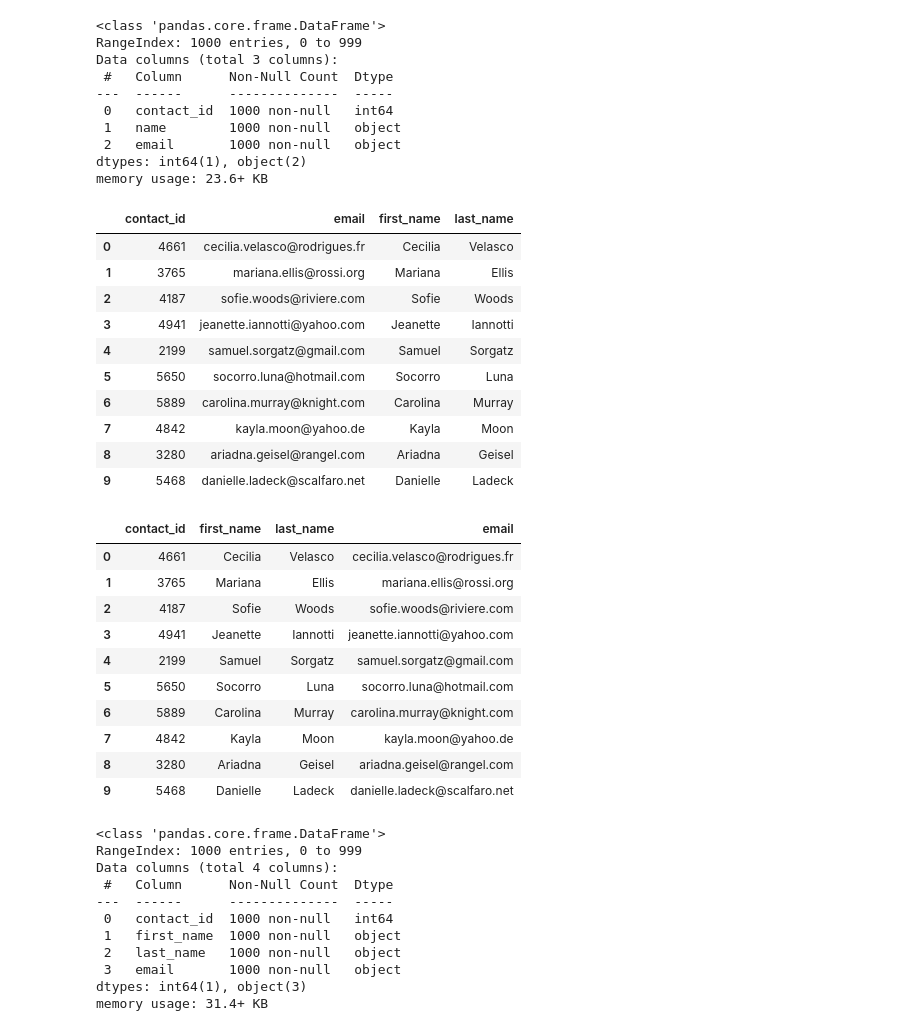
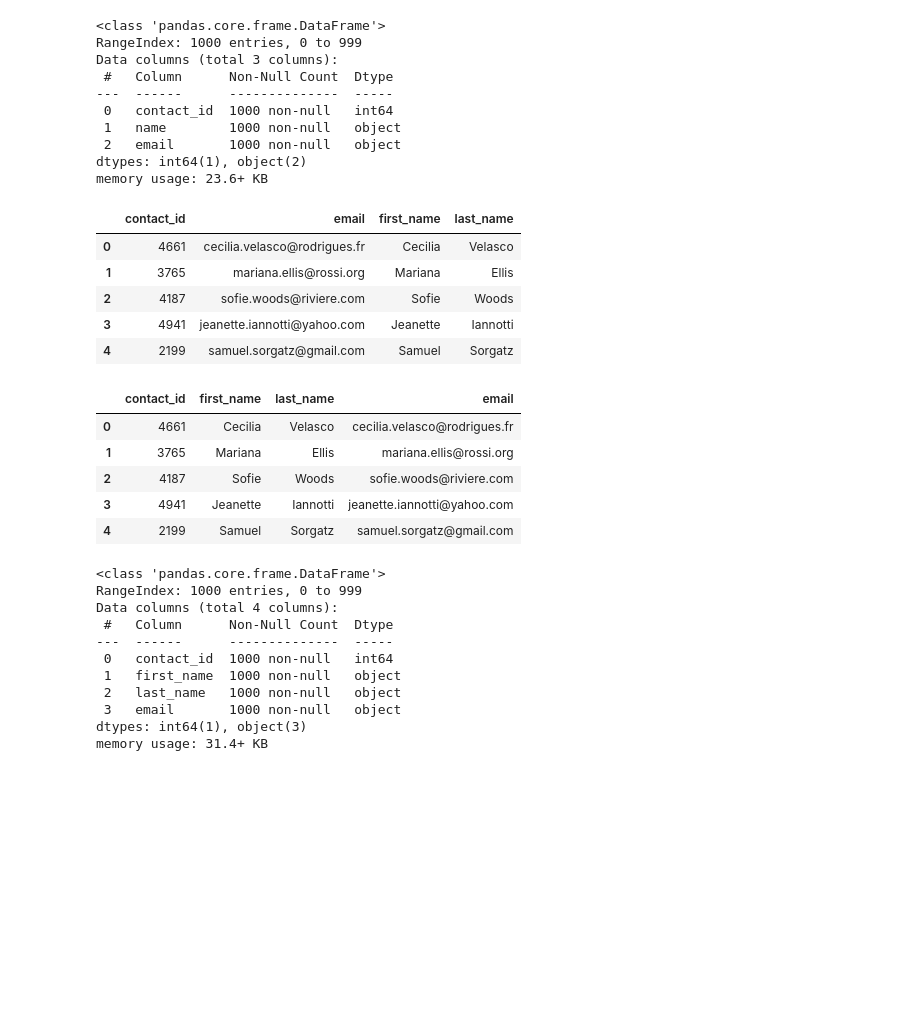
Before and after one commit to kbeerden/Crowdfund_ETL, a Jupyter notebook: ETL_Mini_Project_Starter_Code_KBeerden_SCunningham.ipynb, the cells around one changed output. Cells and saved outputs as stored; diff of their text form; code cells hidden in the pictures; blank space fills up the shorter version.

```diff
--- a/ETL_Mini_Project_Starter_Code_KBeerden_SCunningham.ipynb
+++ b/ETL_Mini_Project_Starter_Code_KBeerden_SCunningham.ipynb
@@ -301,7 +301,7 @@ campaign_cleaned.to_csv("Resources/campaign.csv", index=False)
 ### Extract the contacts.xlsx Data.
 # %%
 # Read the data into a Pandas DataFrame. Use the `header=2` parameter when reading in the data.
-contact_info_df = pd.read_excel('Resources/contacts.xlsx', header=2)
+contact_info_df = pd.read_excel('Resources/contacts.xlsx', header=3)
 contact_info_df.head()
 # %% [output]
 |  | contact_info |
@@ -334,0 +325,24 @@ print(dict_values)
+# %%
+# Iterate through the contact_info_df and convert each row to a dictionary.
+import json
+
+# 1. Create two list one for the keys and one for the values.values = []
+column_names = []
+values = []
+#  2. Iterate through the DataFrame.
+for i, row in contact_info_df.iterrows():
+    data = row[0]
+    # Convert each row to a Python dictionary.
+    converted_data = json.loads(data)
+    # Use a list comprehension to get the keys from the converted data.
+    columns = [k for k,v in converted_data.items()]
+    # Use a list comprehension to get the values for each row.
+    row_values = [v for k, v in converted_data.items()]
+    # Append the keys and list values to the lists created in step 1.
+    column_names.append(columns)
+    values.append(row_values)
+
+# Print out the keys and list of values for each row.
+print(column_names[0])
+print()
+print(values)
@@ -335,6 +353,8 @@ print(dict_values)
 # %%
 # Create a contact_info DataFrame and add each list of values, i.e., each row
 # to the 'contact_id', 'name', 'email' columns.
+new_contact_info_df = pd.DataFrame(values, columns=column_names[0])
+new_contact_info_df.head()
 # %% [output]
 |  | contact_id | name | email |
 | 0 | 4661 | Cecilia Velasco | cecilia.velasco@rodrigues.fr |
@@ -357,23 +378,22 @@ dtypes: int64(1), object(2)
 memory usage: 23.6+ KB
 # %%
 # Create a "first"name" and "last_name" column with the first and last names from the "name" column.
-
+new_contact_info_df[['first_name','last_name']] = new_contact_info_df['name'].str.split(expand=True)
 
 # Drop the contact_name column
+new_contact_info_df.drop(['name'], axis=1, inplace=True)
+new_contact_info_df.head()
 # %% [output]
 |  | contact_id | email | first_name | last_name |
 | 0 | 4661 | cecilia.velasco@rodrigues.fr | Cecilia | Velasco |
 | 1 | 3765 | mariana.ellis@rossi.org | Mariana | Ellis |
 | 2 | 4187 | sofie.woods@riviere.com | Sofie | Woods |
 | 3 | 4941 | jeanette.iannotti@yahoo.com | Jeanette | Iannotti |
 | 4 | 2199 | samuel.sorgatz@gmail.com | Samuel | Sorgatz |
-| 5 | 5650 | socorro.luna@hotmail.com | Socorro | Luna |
-| 6 | 5889 | carolina.murray@knight.com | Carolina | Murray |
-| 7 | 4842 | kayla.moon@yahoo.de | Kayla | Moon |
-| 8 | 3280 | ariadna.geisel@rangel.com | Ariadna | Geisel |
-| 9 | 5468 | danielle.ladeck@scalfaro.net | Danielle | Ladeck |
 # %%
 # Reorder the columns
+new_contact_info_df = new_contact_info_df [['contact_id', 'first_name', 'last_name', 'email']]
+new_contact_info_df.head()
 # %% [output]
 |  | contact_id | first_name | last_name | email |
 | 0 | 4661 | Cecilia | Velasco | cecilia.velasco@rodrigues.fr |
@@ -381,10 +401,5 @@ memory usage: 23.6+ KB
 | 2 | 4187 | Sofie | Woods | sofie.woods@riviere.com |
 | 3 | 4941 | Jeanette | Iannotti | jeanette.iannotti@yahoo.com |
 | 4 | 2199 | Samuel | Sorgatz | samuel.sorgatz@gmail.com |
-| 5 | 5650 | Socorro | Luna | socorro.luna@hotmail.com |
-| 6 | 5889 | Carolina | Murray | carolina.murray@knight.com |
-| 7 | 4842 | Kayla | Moon | kayla.moon@yahoo.de |
-| 8 | 3280 | Ariadna | Geisel | ariadna.geisel@rangel.com |
-| 9 | 5468 | Danielle | Ladeck | danielle.ladeck@scalfaro.net |
 # %%
 # Check the datatypes one more time before exporting as CSV file.
```
Also changed, not shown: parts of 15 cells of this notebook, 2 other files.
